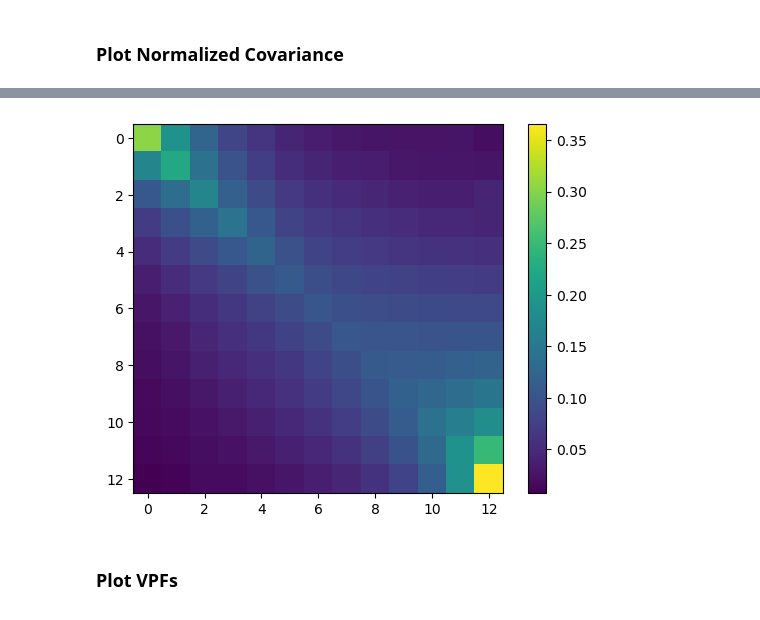
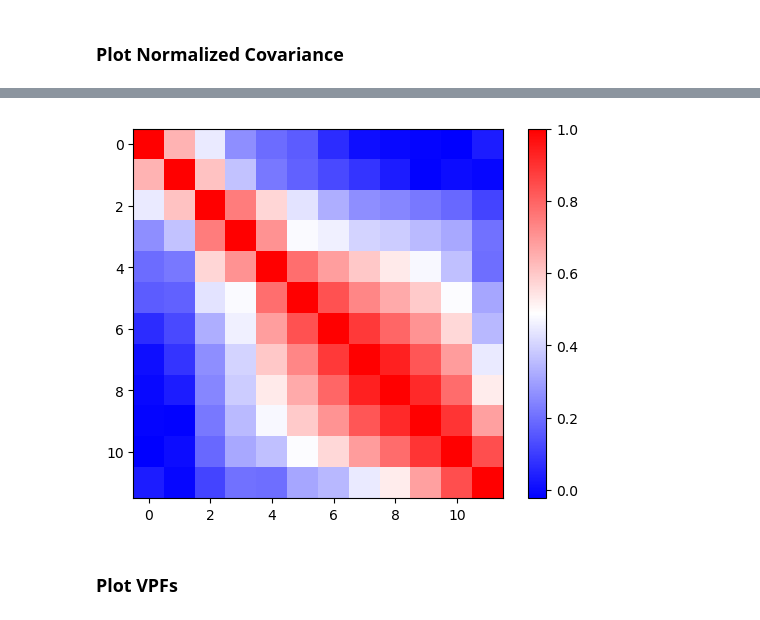
Before and after one commit to FedeDavilaKurban/VPF_Quijote, a Jupyter notebook: AssessGaussianityofLikelihood.ipynb, the cells around one changed output, grey strips where cells are left out. Cells and saved outputs as stored; diff of their text form; code cells hidden in the pictures.

```diff
--- a/AssessGaussianityofLikelihood.ipynb
+++ b/AssessGaussianityofLikelihood.ipynb
@@ -23,6 +23,7 @@ filedir = '/home/federico/mnts/clemente/Proyectos/VPF_Quijote/data/output/'
 
 #filelist = os.listdir(filedir)
 filelist = glob.glob(filedir+filename)
+filelist = filelist[:100]
 nsim = len(filelist)
 print(nsim)
 
@@ -31,7 +32,7 @@ chis = []
 # Read all files
 for file in filelist:
     data = ascii.read(file)
-    chis.append( data['chi'] )
+    chis.append( data['chi'][:-1] )
 
 # Calculate the covariance summation and covariance proper
 covsum = np.zeros((rbin,rbin))
@@ -105,12 +131,16 @@ plt.show()
 # %%
-row_sums = cov.sum(axis=1)
-new_matrix = cov / row_sums[:, np.newaxis]
+#row_sums = cov.sum(axis=1)
+#new_matrix = cov / row_sums[:, np.newaxis]
 
-plt.imshow(new_matrix)
+#trying = np.divide(covariance,np.diag(covariance))
+
+corrm=np.corrcoef(np.array(chis).T)
+
+plt.imshow(corrm,cmap='bwr')
 plt.colorbar()
 plt.show()
 # %% [output]
-[figure, old version]
+[figure, new version]
 # %% [markdown]
 ### Plot VPFs
 # %%
```
Also changed, not shown: parts of 4 cells of this notebook, 2 other files.
